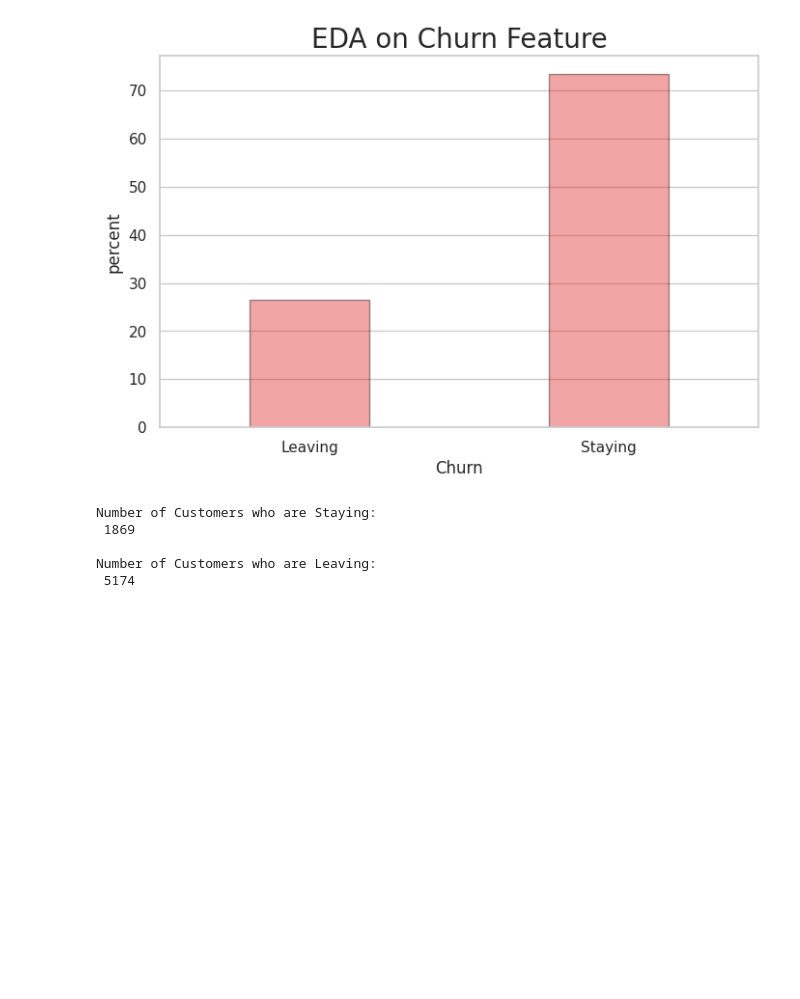
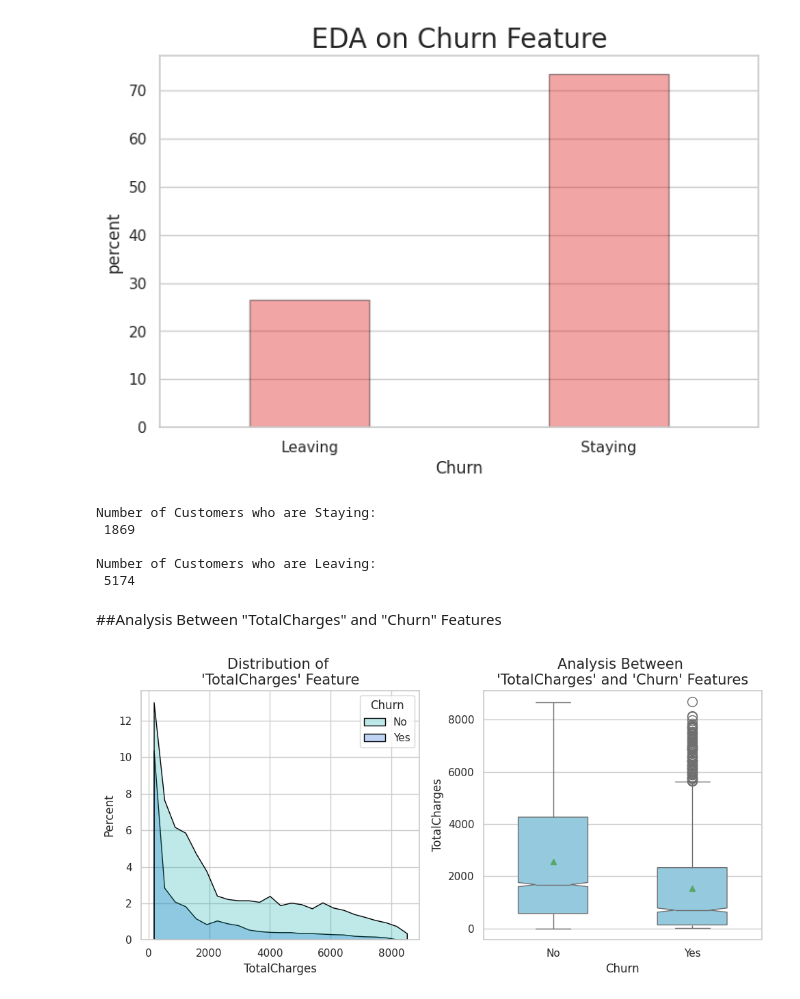
Before and after one commit to ArthJain123/Customer-Churn-Prediction-ML, a Jupyter notebook: Customer_Churn_Prediction.ipynb, the cells around one changed output. Saved outputs shown, nothing was run; the diff lists cells and outputs as text; code cells hidden in the pictures; blank space fills up the shorter version.

Commit message:
Analysis between TotalCharges and Churn features

```diff
--- a/Customer_Churn_Prediction.ipynb
+++ b/Customer_Churn_Prediction.ipynb
@@ -120,3 +120,76 @@ Number of Customers who are Staying:
 
 Number of Customers who are Leaving:
  5174
+# %% [markdown]
+##Analysis Between "TotalCharges" and "Churn" Features
+# %%
+# =============================== Analysis Between "TotalCharges" and "Churn" Features  =============================================
+
+
+plt.figure(figsize = (10,5))
+
+plt.subplot(1,2,1)
+plt.title("Distribution of \n'TotalCharges' Feature",fontsize = 15)
+
+sns.histplot(x = "TotalCharges",data = data,hue = "Churn",palette = "winter_r",element = "poly",stat = "percent",edgecolor = "black")
+
+plt.subplot(1,2,2)
+plt.title("Analysis Between \n'TotalCharges' and 'Churn' Features",fontsize = 15)
+
+sns.boxplot(x = "Churn",y = "TotalCharges",data = data,showmeans = True,width = 0.5,notch = True,color = "skyblue",fliersize = 10)
+
+plt.tight_layout()
+plt.show()
+
+
+yes_churn = data[data["Churn"] == "Yes"]
+no_churn = data[data["Churn"] == "No"]
+
+x = [data["TotalCharges"],yes_churn["TotalCharges"]]
+IQR_li = []
+upper = []
+lower =[]
+
+for val in range(len(x)):
+  Q1 = x[val].quantile(0.25)
+  Q3 = x[val].quantile(0.75)
+
+  IQR = Q3 - Q1
+  IQR_li.append(IQR)
+
+  upper.append(Q3 + IQR_li[val]*1.5)
+  lower.append(Q1 - IQR_li[val]*1.5)
+
+tc_outliers = data[(data["TotalCharges"] > upper[0]) | (data["TotalCharges"] < lower[0])]
+tc_yes_outliers = yes_churn[(yes_churn["TotalCharges"] > upper[1]) | (yes_churn["TotalCharges"] < lower[1])]
+
+
+print(f"""
+According to Data,
+There was {tc_outliers.shape[0]} Outliers/Extreme Value
+in TotalCharges Feature\n
+But there was {tc_yes_outliers.shape[0]} Outliers/Extreme Value
+if a customer has churn "Yes"
+means happy to leave.
+
+Most Customers who having total spenditure around 800
+were happy to leave the place.
+But there was some Customers also
+who having high number of total spenditure
+were happy to leave the place.
+
+Customers who having total spenditure of {no_churn["TotalCharges"].median()}
+consider to approx 1700 were Stay.
+
+TotalCharges feature were distributed in right skewed manner which means
+In Strating ,having high frequency of 0 to 1000
+which creating a long tail on right side.
+
+This Shows there a high number of customers
+who having less spenditure
+and having a decent number of customers who having
+moderate to high spenditure.
+
+""")
+# %% [output]
+[figure, added]
```
Also changed, not shown: parts of 1 cell of this notebook.
